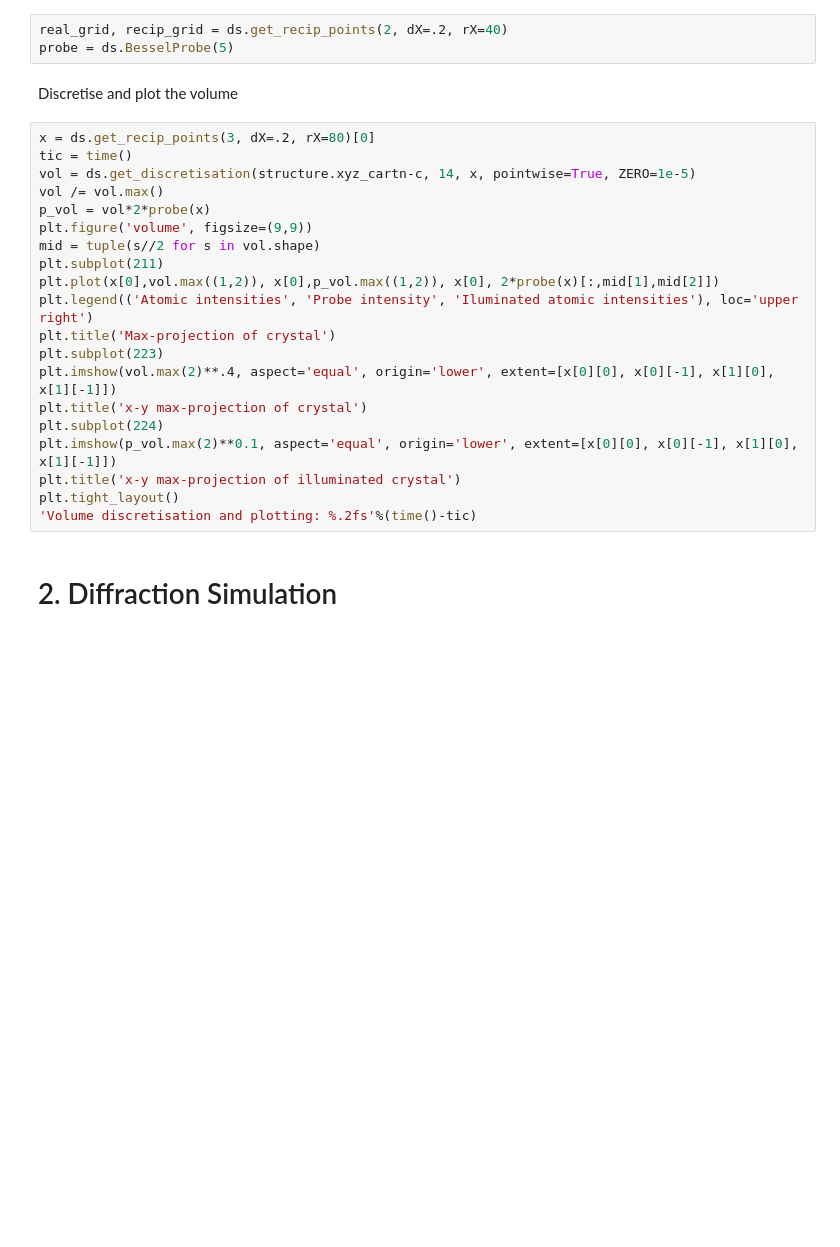
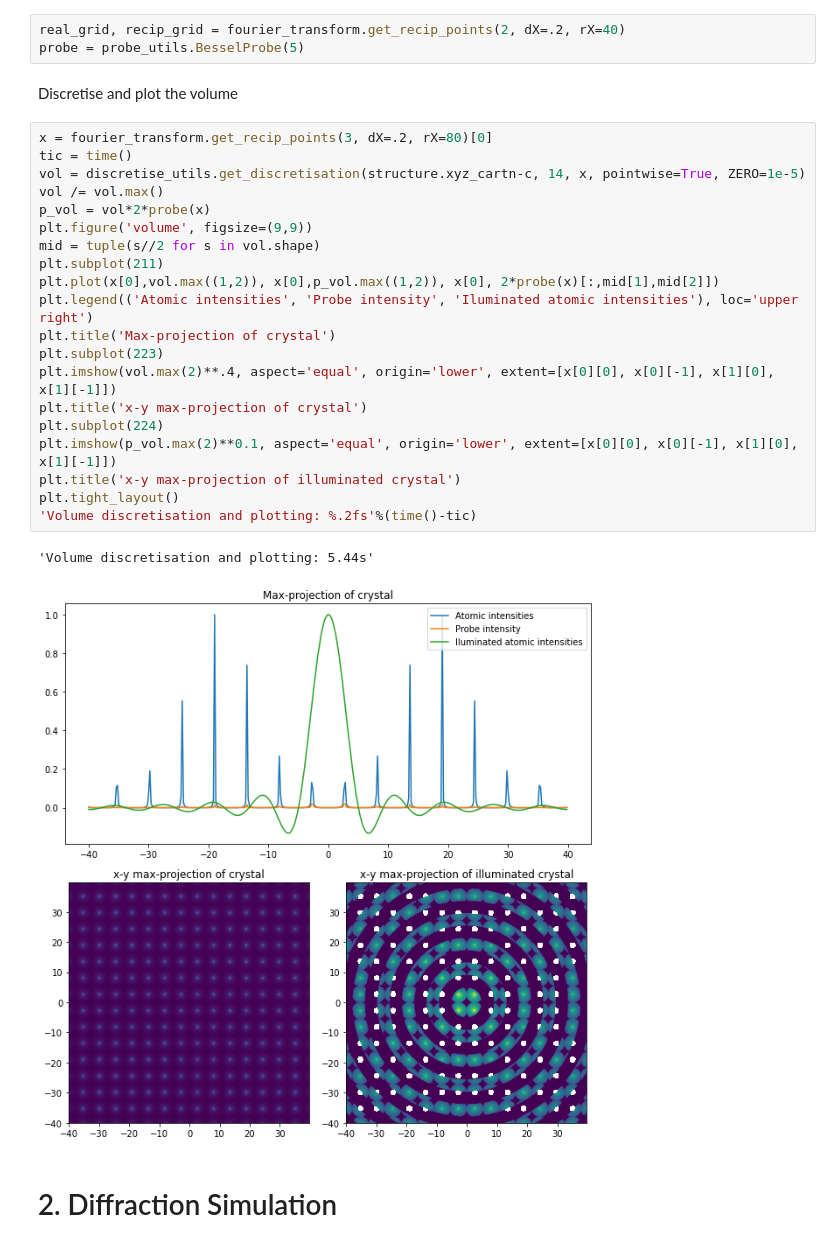
Before and after one commit to pyxem/diffsims-demos, a Jupyter notebook: 01 kinematical FFT diffraction simulation.ipynb, the cells around one changed output. Cells and saved outputs as stored; diff of their text form; blank space fills up the shorter version.

```diff
--- a/01 kinematical FFT diffraction simulation.ipynb
+++ b/01 kinematical FFT diffraction simulation.ipynb
@@ -34,30 +35,33 @@ c = structure.xyz_cartn.reshape(-1,3).max(0)/2 # Centre of crystal
 # %% [markdown]
 Define spatial coordinates on which to discretise in real and reciprocal space and initialise probe of width 5 angstroms.
 # %%
-real_grid, recip_grid = ds.get_recip_points(2, dX=.2, rX=40)
-probe = ds.BesselProbe(5)
+real_grid, recip_grid = fourier_transform.get_recip_points(2, dX=.2, rX=40)
+probe = probe_utils.BesselProbe(5)
 # %% [markdown]
 Discretise and plot the volume
 # %%
-x = ds.get_recip_points(3, dX=.2, rX=80)[0]
+x = fourier_transform.get_recip_points(3, dX=.2, rX=80)[0]
 tic = time()
-vol = ds.get_discretisation(structure.xyz_cartn-c, 14, x, pointwise=True, ZERO=1e-5)
+vol = discretise_utils.get_discretisation(structure.xyz_cartn-c, 14, x, pointwise=True, ZERO=1e-5)
 vol /= vol.max()
 p_vol = vol*2*probe(x)
 plt.figure('volume', figsize=(9,9))
 mid = tuple(s//2 for s in vol.shape)
 plt.subplot(211)
 plt.plot(x[0],vol.max((1,2)), x[0],p_vol.max((1,2)), x[0], 2*probe(x)[:,mid[1],mid[2]])
 plt.legend(('Atomic intensities', 'Probe intensity', 'Iluminated atomic intensities'), loc='upper right')
 plt.title('Max-projection of crystal')
 plt.subplot(223)
 plt.imshow(vol.max(2)**.4, aspect='equal', origin='lower', extent=[x[0][0], x[0][-1], x[1][0], x[1][-1]])
 plt.title('x-y max-projection of crystal')
 plt.subplot(224)
 plt.imshow(p_vol.max(2)**0.1, aspect='equal', origin='lower', extent=[x[0][0], x[0][-1], x[1][0], x[1][-1]])
 plt.title('x-y max-projection of illuminated crystal')
 plt.tight_layout()
 'Volume discretisation and plotting: %.2fs'%(time()-tic)
+# %% [output]
+'Volume discretisation and plotting: 5.44s'
+[figure, added]
 # %% [markdown]
 # <a id='aff'></a> 2. Diffraction Simulation
 # %% [markdown]
```
Also changed, not shown: parts of 9 cells of this notebook.
